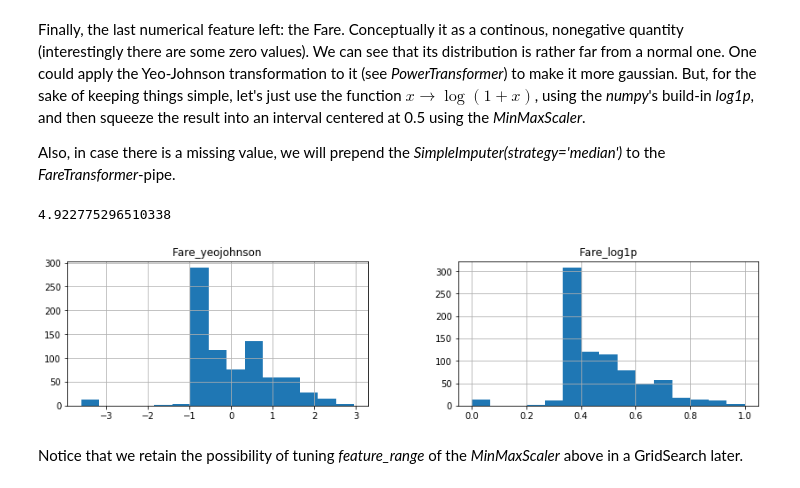
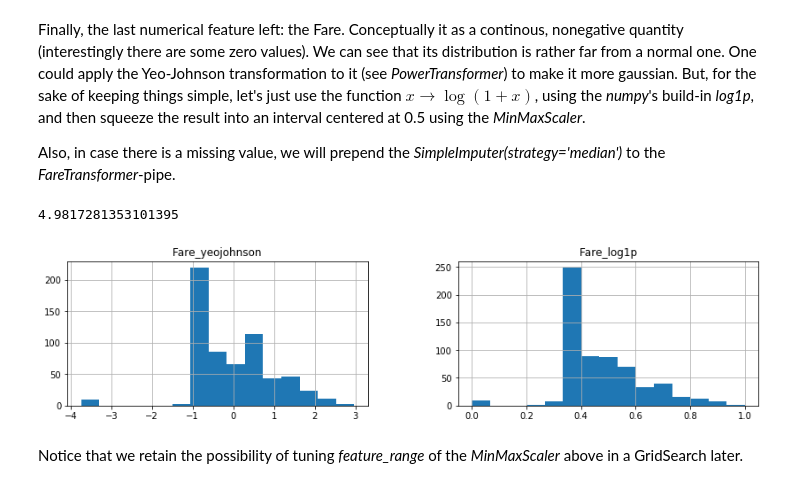
Before and after one commit to olszewskip/Titanic, a Jupyter notebook: preprocess_visualize.ipynb, the cells around one changed output. Saved outputs shown, nothing was run; the diff lists cells and outputs as text; code cells hidden in the pictures.

```diff
--- a/preprocess_visualize.ipynb
+++ b/preprocess_visualize.ipynb
@@ -106,7 +109,7 @@ Split the traininig dataset into features that will be used for classification (
 X_trainval = data_trainval[data_trainval.columns.drop('Survived')]
 y_trainval = data_trainval.Survived
 
-X_train, X_val, y_train, y_val = train_test_split(X_trainval, y_trainval, test_size=0.1, stratify = y_trainval, random_state=123)
+X_train, X_val, y_train, y_val = train_test_split(X_trainval, y_trainval, test_size=0.3, stratify = y_trainval, random_state=42)
 # %%
 X_train.shape, X_val.shape, y_train.shape, y_val.shape
 # %% [output]
@@ -294,23 +297,24 @@ Also, in case there is a missing value, we will prepend the *SimpleImputer(strat
 # %%
 X_train.Fare.skew()
 # %% [output]
-4.922775296510338
+4.9817281353101395
 # %%
 fig, axes = plt.subplots(1, 2, figsize=(14,3))
 bins = 15
 
 yeojohnson = PowerTransformer(method='yeo-johnson')
 pd.DataFrame({'Fare_yeojohnson': yeojohnson.fit_transform(X_train.Fare.values.reshape(-1,1)).reshape(-1)}).hist(ax = axes[0], bins=bins)
 
-FareTransformer = Pipeline([('lof1p', make_pipeline(Row_Flipper(), SimpleImputer(strategy='median'), FunctionTransformer(np.log1p, validate=False))),
-                            ('scaler', MinMaxScaler(feature_range=(0, 1)))
-                           ])
+def FareTransformer(feature_range):
+    return Pipeline([('log1p', make_pipeline(Row_Flipper(), SimpleImputer(strategy='median'), FunctionTransformer(np.log1p, validate=False))),
+                     ('scaler', MinMaxScaler(feature_range))
+                    ])
 
-pd.DataFrame(FareTransformer.fit_transform(X_train.Fare)).rename(columns = {0: 'Fare_log1p'}).hist(ax = axes[1], bins=bins)
+pd.DataFrame(FareTransformer((0,1)).fit_transform(X_train.Fare)).rename(columns = {0: 'Fare_log1p'}).hist(ax = axes[1], bins=bins)
 
 plt.show()
 # %% [output]
-[figure, old version]
+[figure, new version]
 # %% [markdown]
 Notice that we retain the possibility of tuning *feature_range* of the *MinMaxScaler* above in a GridSearch later.
 # %% [markdown]
```
Also changed, not shown: parts of 109 cells of this notebook, 7 other files.
